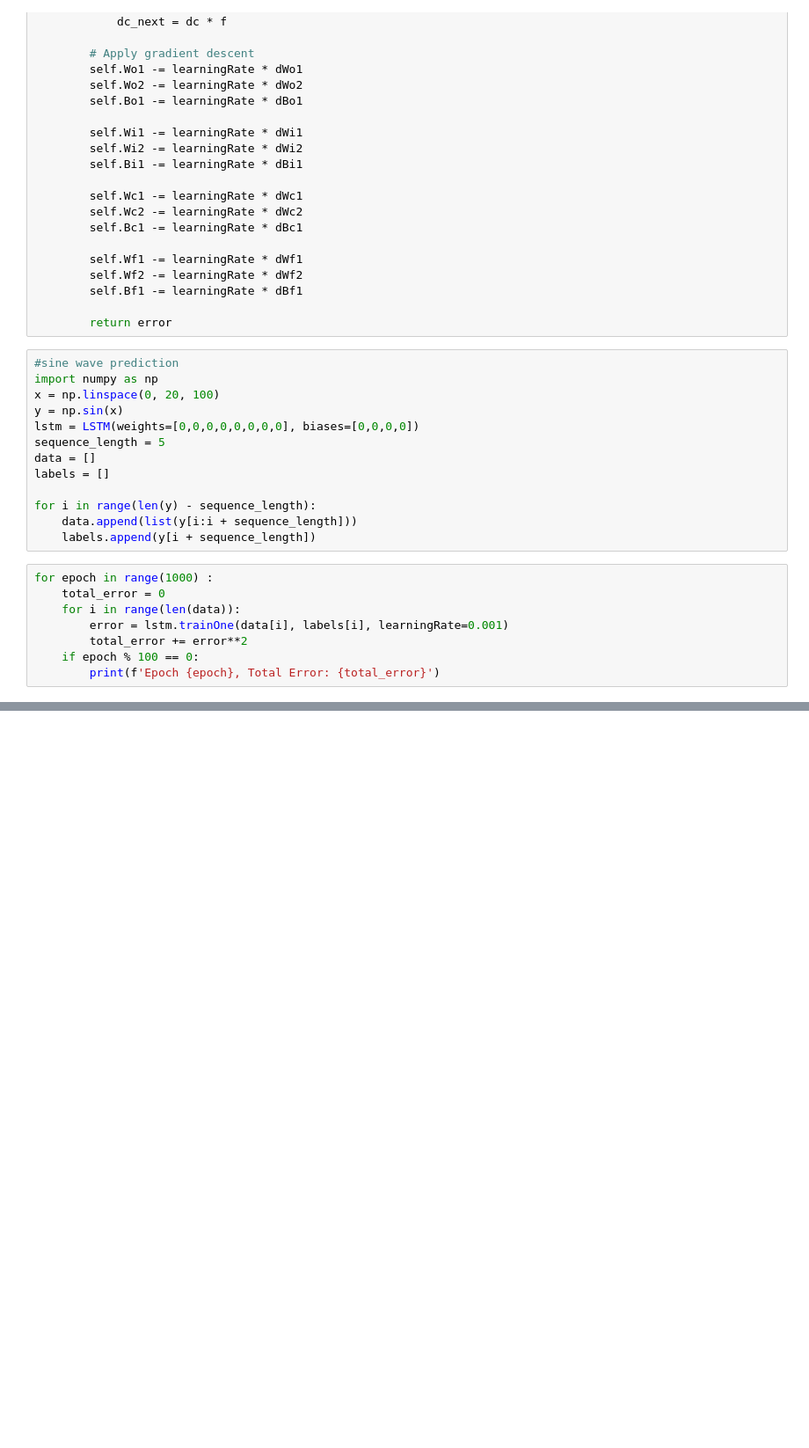
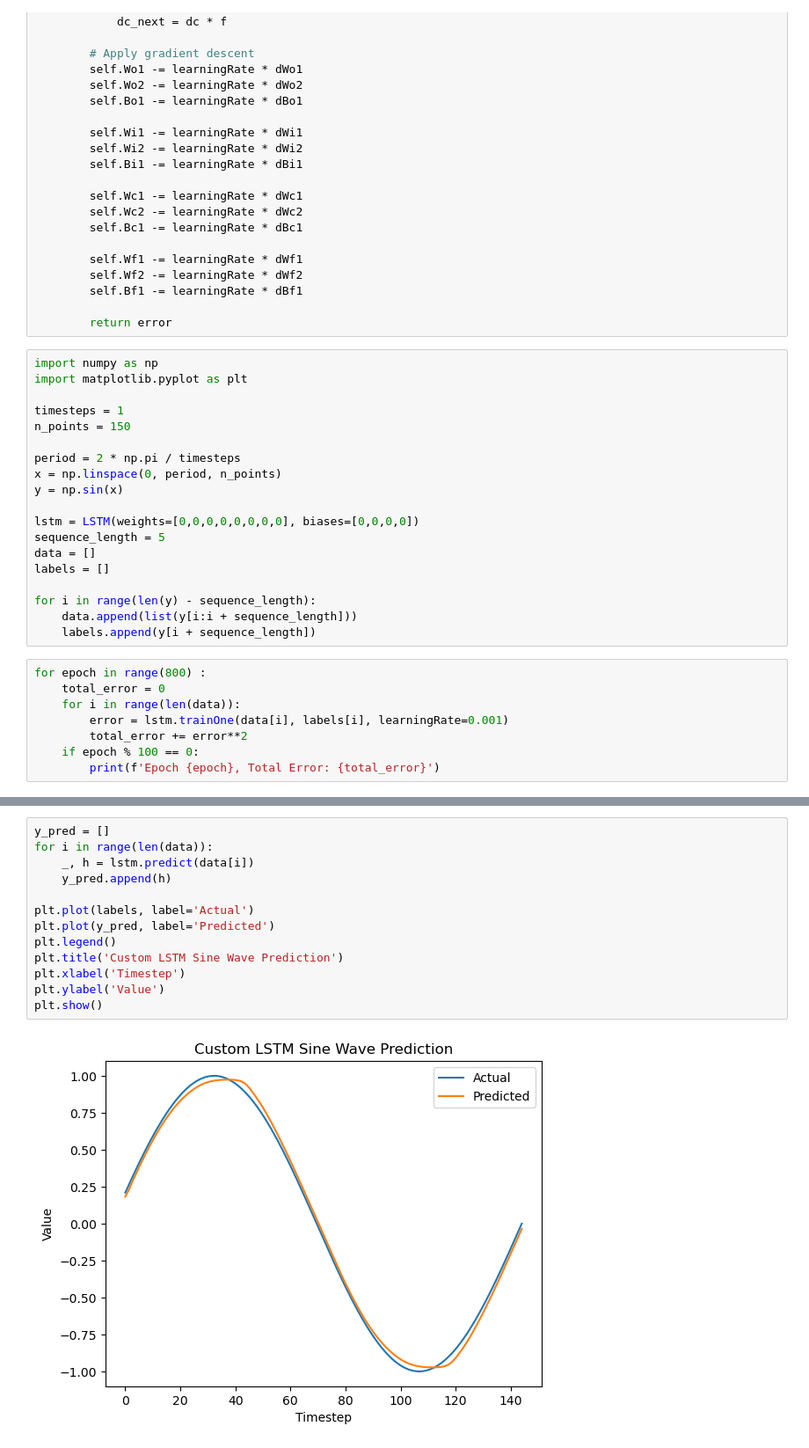
Before and after one commit to G-K-404/LSTM, a Jupyter notebook: test.ipynb, the cells around one changed output, grey strips where cells are left out. Shown: that part at 88% size. Cells and saved outputs as stored; diff of their text form; blank space fills up the shorter version.

```diff
--- a/test.ipynb
+++ b/test.ipynb
@@ -160,10 +160,16 @@ class LSTM :
 
         return error
 # %%
-#sine wave prediction
 import numpy as np
-x = np.linspace(0, 20, 100)
+import matplotlib.pyplot as plt
+
+timesteps = 1
+n_points = 150
+
+period = 2 * np.pi / timesteps
+x = np.linspace(0, period, n_points)
 y = np.sin(x)
+
 lstm = LSTM(weights=[0,0,0,0,0,0,0,0], biases=[0,0,0,0])
 sequence_length = 5
 data = []
@@ -173,7 +179,7 @@ for i in range(len(y) - sequence_length):
     data.append(list(y[i:i + sequence_length]))
     labels.append(y[i + sequence_length])
 # %%
-for epoch in range(1000) :
+for epoch in range(800) :
     total_error = 0
     for i in range(len(data)):
         error = lstm.trainOne(data[i], labels[i], learningRate=0.001)
@@ -193,0 +197,15 @@ Epoch 900, Total Error: 1.1069370150979327
+# %%
+y_pred = []
+for i in range(len(data)):
+    _, h = lstm.predict(data[i])
+    y_pred.append(h)
+
+plt.plot(labels, label='Actual')
+plt.plot(y_pred, label='Predicted')
+plt.legend()
+plt.title('Custom LSTM Sine Wave Prediction')
+plt.xlabel('Timestep')
+plt.ylabel('Value')
+plt.show()
+# %% [output]
+[figure, added]
```
Also changed, not shown: parts of 1 cell of this notebook.
